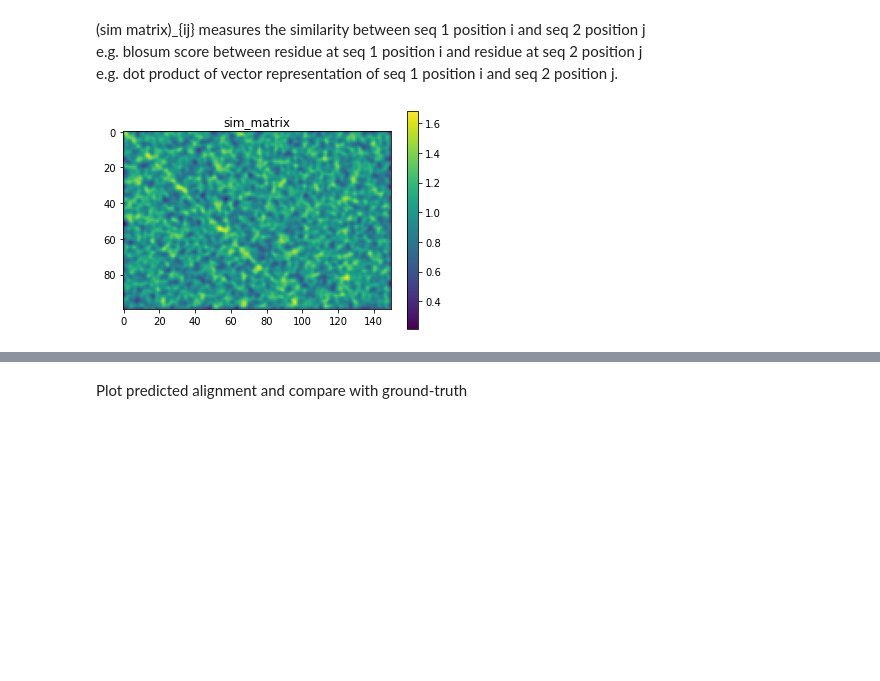
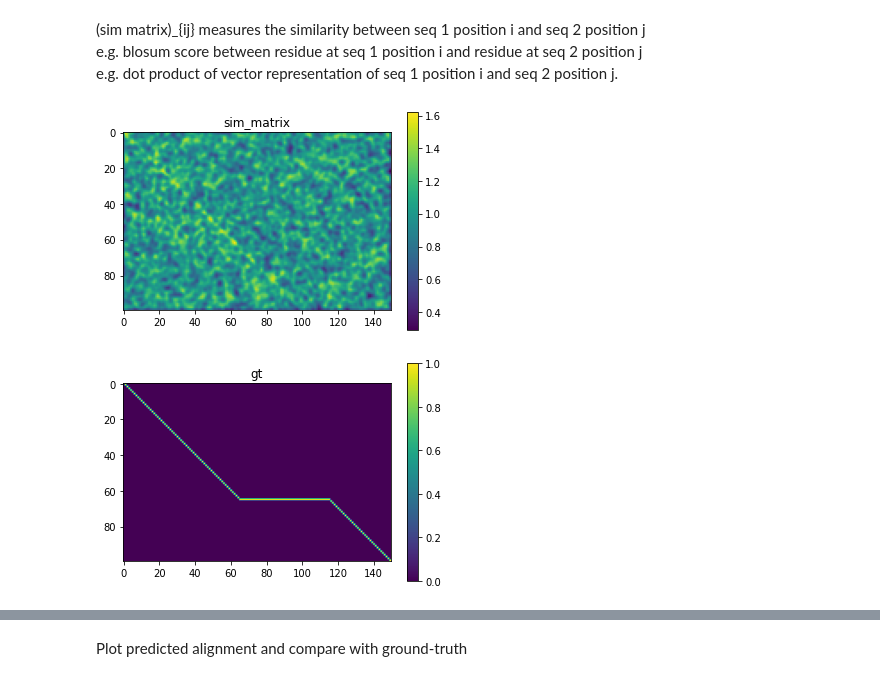
Before and after one commit to aabbas90/SMURF, a Jupyter notebook: examples/ssw_grad_est.ipynb, the cells around one changed output, grey strips where cells are left out. Drawn from its saved outputs; the diff is of its cells as text; code cells hidden in the pictures; blank space fills up the shorter version.

Commit message:
added gap in groundtruth

```diff
--- a/examples/ssw_grad_est.ipynb
+++ b/examples/ssw_grad_est.ipynb
@@ -19,14 +19,23 @@ e.g. dot product of vector representation of seq 1 position i and seq 2 position
 # %%
 seq_1_len = 100
 seq_2_len = 150
+gap_loc = 65
 sim_matrix = jnp.eye(seq_1_len, seq_2_len) + 2 * jnp.array(np.random.random((seq_1_len, seq_2_len)))
 x = jnp.linspace(-3, 3, 7)
 import jax.scipy as jsp
 window = jsp.stats.norm.pdf(x) * jsp.stats.norm.pdf(x[:, None])
 sim_matrix = jsp.signal.convolve(sim_matrix, window, mode='same') # Creating a similarity matrix which is nearly identity
 plt.imshow(sim_matrix); plt.colorbar(); plt.title('sim_matrix'); plt.show()
+gap = jnp.zeros((seq_1_len, seq_2_len - seq_1_len))
+gap = gap.at[gap_loc, :].set(1)
+
+identity = jnp.eye(seq_1_len, seq_1_len)
+(identity_a, identity_b) = jnp.split(identity, [gap_loc], 1)
+ground_truth = jnp.concatenate((identity_a, gap, identity_b), axis = 1)
+plt.imshow(ground_truth); plt.colorbar(); plt.title('gt'); plt.show()
 # %% [output]
-[figure, old version]
+[figure, new version]
+[figure, added]
 # %%
 from jax import vjp, custom_vjp, grad
 from functools import partial
```
Also changed, not shown: parts of 4 cells of this notebook.
